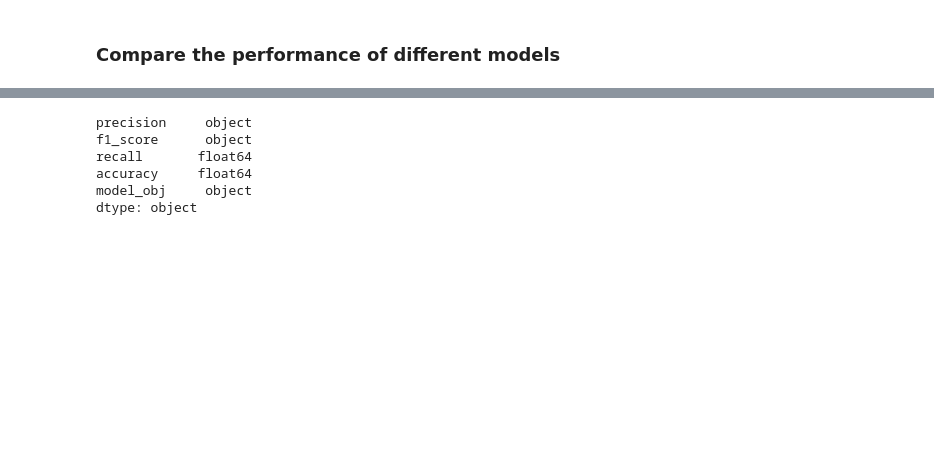
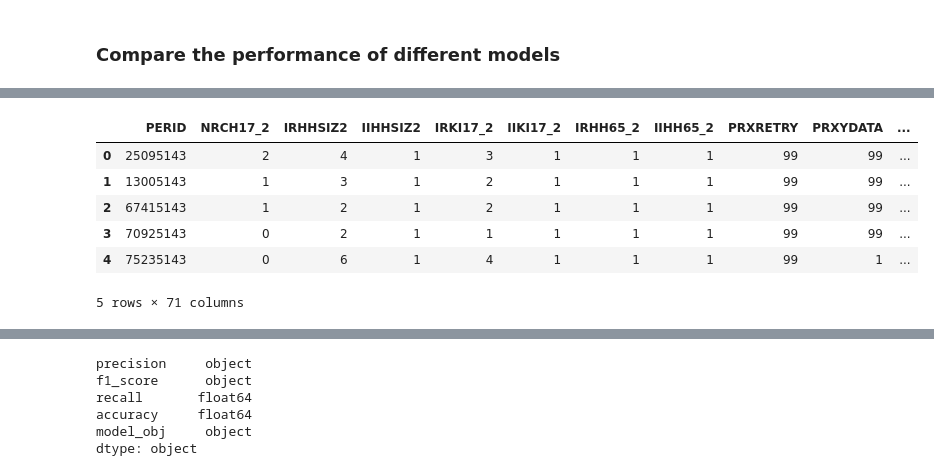
Before and after one commit to SCK22/helper_functions_sck, a Jupyter notebook: howtouse/How to use.ipynb, the cells around one changed output, grey strips where cells are left out. Drawn from its saved outputs; the diff is of its cells as text; code cells hidden in the pictures; blank space fills up the shorter version.

```diff
--- a/howtouse/How to use.ipynb
+++ b/howtouse/How to use.ipynb
@@ -160,0 +157,10 @@ df
+# %%
+obj.dataset.head()
+# %% [output]
+|  | PERID | NRCH17_2 | IRHHSIZ2 | IIHHSIZ2 | IRKI17_2 | IIKI17_2 | IRHH65_2 | IIHH65_2 | PRXRETRY | PRXYDATA | ... |
+| 0 | 25095143 | 2 | 4 | 1 | 3 | 1 | 1 | 1 | 99 | 99 | ... |
+| 1 | 13005143 | 1 | 3 | 1 | 2 | 1 | 1 | 1 | 99 | 99 | ... |
+| 2 | 67415143 | 1 | 2 | 1 | 2 | 1 | 1 | 1 | 99 | 99 | ... |
+| 3 | 70925143 | 0 | 2 | 1 | 1 | 1 | 1 | 1 | 99 | 99 | ... |
+| 4 | 75235143 | 0 | 6 | 1 | 4 | 1 | 1 | 1 | 99 | 1 | ... |
+5 rows × 71 columns
```
Also changed, not shown: parts of 11 cells of this notebook, 3 other files.
